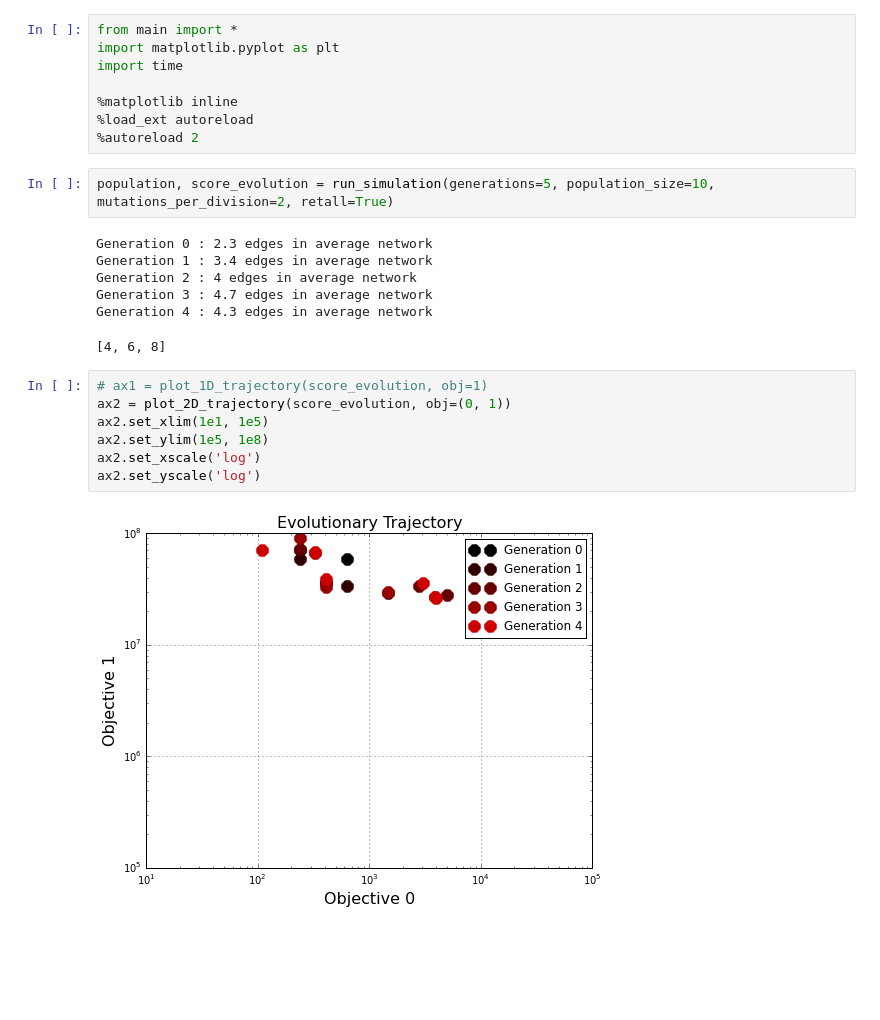
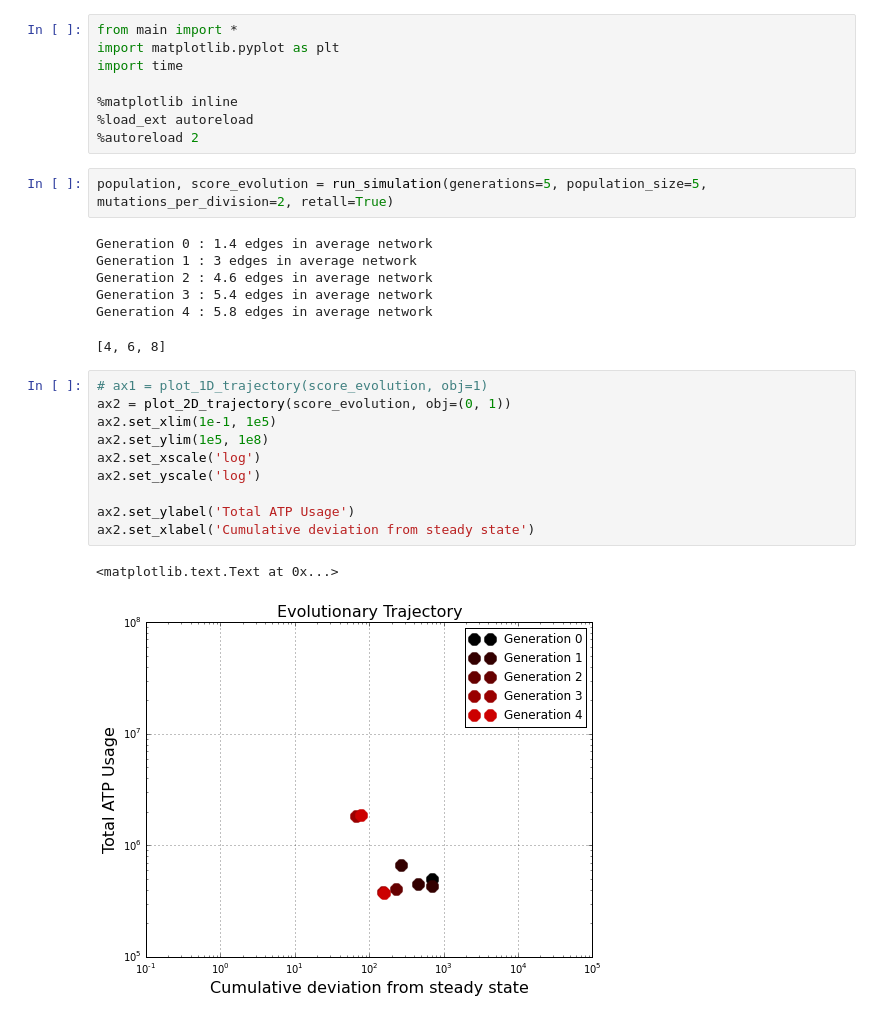
Before and after one commit to sbernasek/evolution_of_grn, a Jupyter notebook: full_simulations.ipynb, the cells around one changed output. Drawn from its saved outputs; the diff is of its cells as text; blank space fills up the shorter version.

```diff
--- a/full_simulations.ipynb
+++ b/full_simulations.ipynb
@@ -7,23 +7,27 @@ import time
 %load_ext autoreload
 %autoreload 2
 # %%
-population, score_evolution = run_simulation(generations=5, population_size=10, mutations_per_division=2, retall=True)
+population, score_evolution = run_simulation(generations=5, population_size=5, mutations_per_division=2, retall=True)
 # %% [output]
-Generation 0 : 2.3 edges in average network
-Generation 1 : 3.4 edges in average network
-Generation 2 : 4 edges in average network
-Generation 3 : 4.7 edges in average network
-Generation 4 : 4.3 edges in average network
+Generation 0 : 1.4 edges in average network
+Generation 1 : 3 edges in average network
+Generation 2 : 4.6 edges in average network
+Generation 3 : 5.4 edges in average network
+Generation 4 : 5.8 edges in average network
 # %%
 # %% [output]
 [4, 6, 8]
 # %%
 # ax1 = plot_1D_trajectory(score_evolution, obj=1)
 ax2 = plot_2D_trajectory(score_evolution, obj=(0, 1))
-ax2.set_xlim(1e1, 1e5)
+ax2.set_xlim(1e-1, 1e5)
 ax2.set_ylim(1e5, 1e8)
 ax2.set_xscale('log')
 ax2.set_yscale('log')
+
+ax2.set_ylabel('Total ATP Usage')
+ax2.set_xlabel('Cumulative deviation from steady state')
 # %% [output]
+<matplotlib.text.Text at 0x...>
-[figure, old version]
+[figure, new version]
 # %%
```
Also changed, not shown: parts of 3 cells of this notebook, 5 other files.
